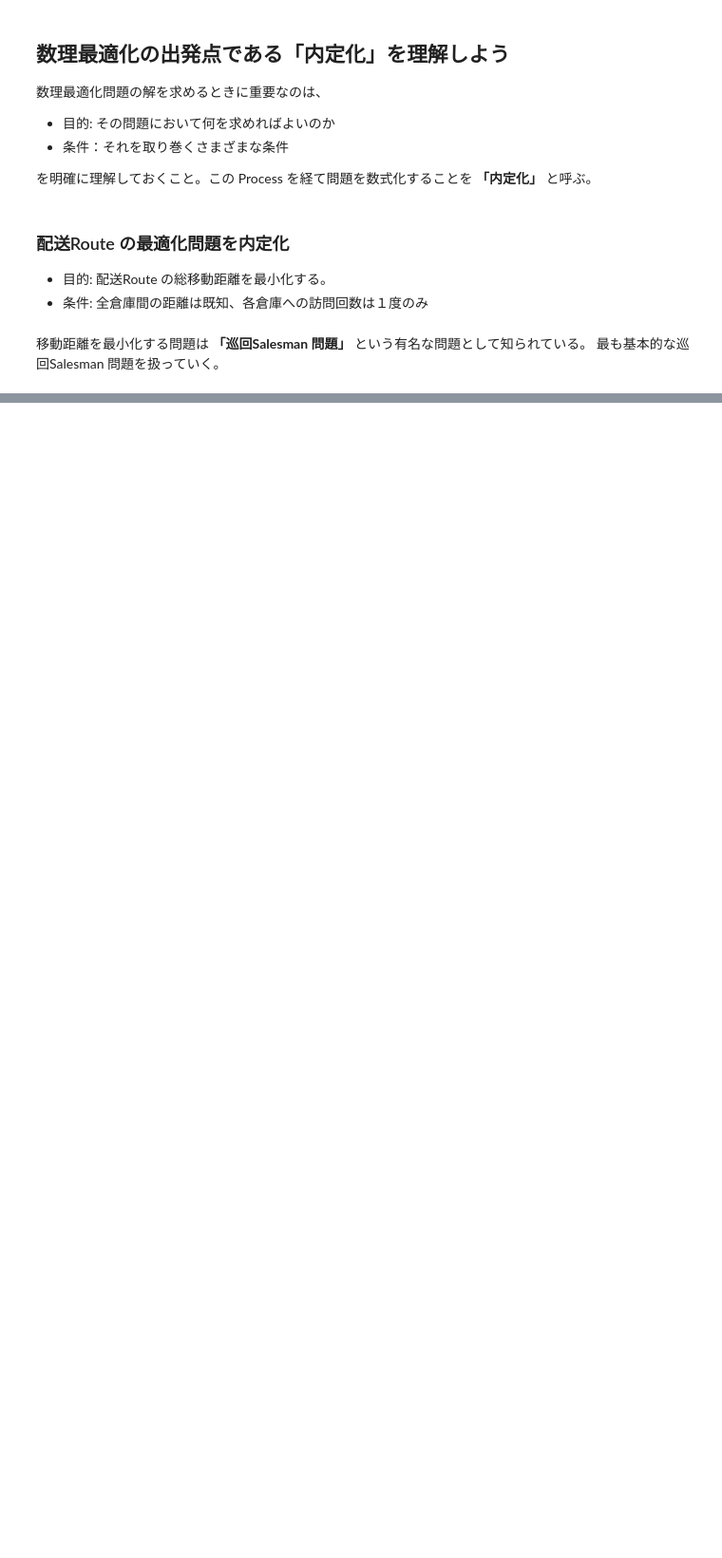
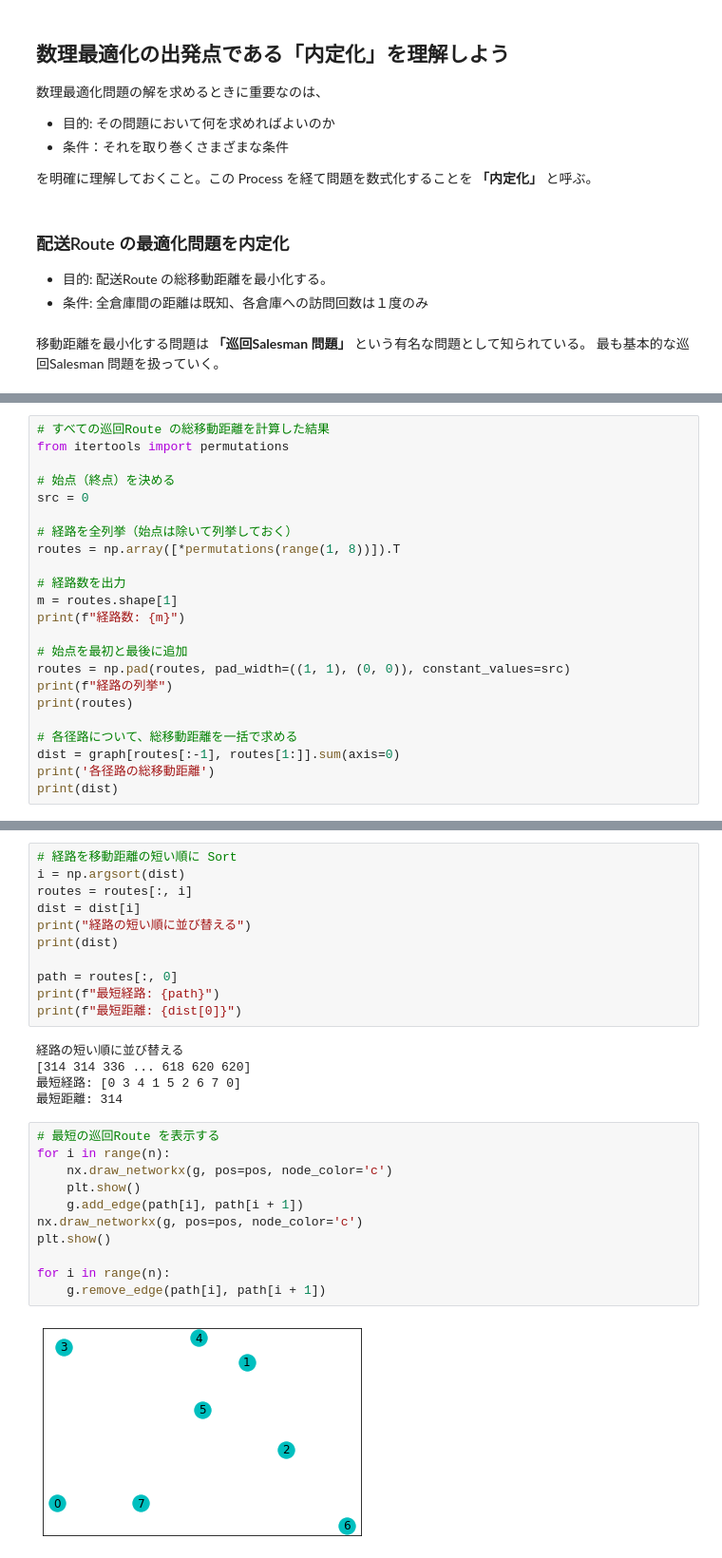
Before and after one commit to 1024xx4/math_programing_for_ai_and_ds, a Jupyter notebook: optimal_route.ipynb, the cells around one changed output, grey strips where cells are left out. Shown: that part at 95% size. Cells and saved outputs as stored; diff of their text form; blank space fills up the shorter version.

```diff
--- a/optimal_route.ipynb
+++ b/optimal_route.ipynb
@@ -51,0 +143,23 @@
+# %%
+# すべての巡回Route の総移動距離を計算した結果
+from itertools import permutations
+
+# 始点（終点）を決める
+src = 0
+
+# 経路を全列挙（始点は除いて列挙しておく）
+routes = np.array([*permutations(range(1, 8))]).T
+
+# 経路数を出力
+m = routes.shape[1]
+print(f"経路数: {m}")
+
+# 始点を最初と最後に追加
+routes = np.pad(routes, pad_width=((1, 1), (0, 0)), constant_values=src)
+print(f"経路の列挙")
+print(routes)
+
+# 各径路について、総移動距離を一括で求める
+dist = graph[routes[:-1], routes[1:]].sum(axis=0)
+print('各径路の総移動距離')
+print(dist)
@@ -51,0 +185,29 @@
+# %%
+# 経路を移動距離の短い順に Sort
+i = np.argsort(dist)
+routes = routes[:, i]
+dist = dist[i]
+print("経路の短い順に並び替える")
+print(dist)
+
+path = routes[:, 0]
+print(f"最短経路: {path}")
+print(f"最短距離: {dist[0]}")
+# %% [output]
+経路の短い順に並び替える
+[314 314 336 ... 618 620 620]
+最短経路: [0 3 4 1 5 2 6 7 0]
+最短距離: 314
+# %%
+# 最短の巡回Route を表示する
+for i in range(n):
+    nx.draw_networkx(g, pos=pos, node_color='c')
+    plt.show()
+    g.add_edge(path[i], path[i + 1])
+nx.draw_networkx(g, pos=pos, node_color='c')
+plt.show()
+
+for i in range(n):
+    g.remove_edge(path[i], path[i + 1])
+# %% [output]
+[figure, added]
```
Also changed, not shown: parts of 18 cells of this notebook.
